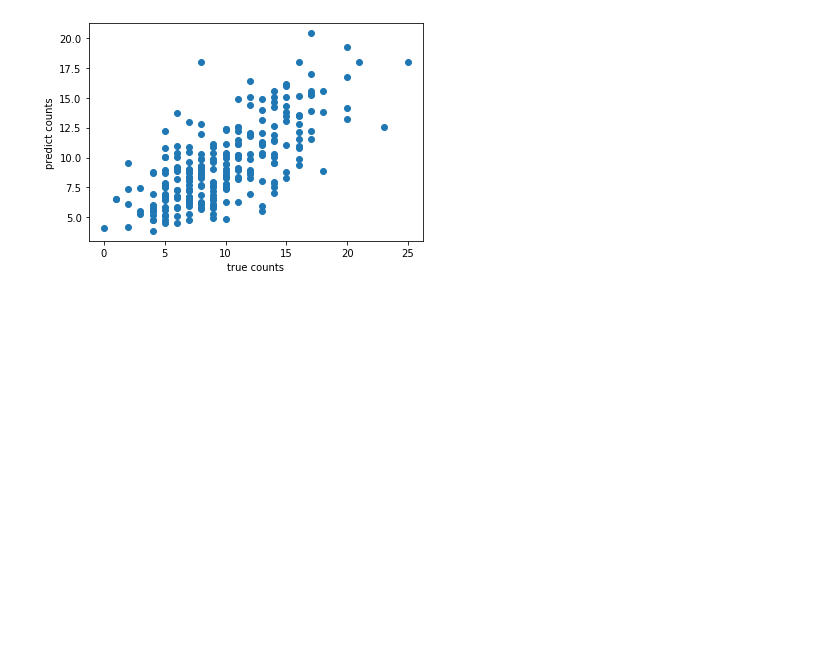
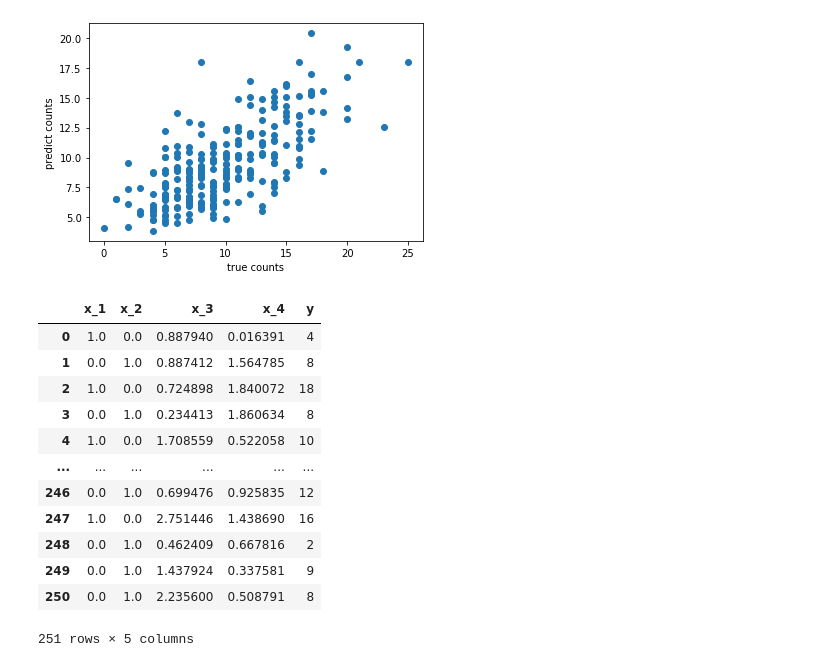
Before and after one commit to sagar27012001/CS229, a Jupyter notebook: Poisson Regression for Website Traffic Calculation .ipynb, the cells around one changed output. Saved outputs shown, nothing was run; the diff lists cells and outputs as text; code cells hidden in the pictures; blank space fills up the shorter version.

```diff
--- a/Poisson Regression for Website Traffic Calculation .ipynb
+++ b/Poisson Regression for Website Traffic Calculation .ipynb
@@ -137,0 +140,16 @@ Text(0, 0.5, 'predict counts')
+# %%
+df_test
+# %% [output]
+|  | x_1 | x_2 | x_3 | x_4 | y |
+| 0 | 1.0 | 0.0 | 0.887940 | 0.016391 | 4 |
+| 1 | 0.0 | 1.0 | 0.887412 | 1.564785 | 8 |
+| 2 | 1.0 | 0.0 | 0.724898 | 1.840072 | 18 |
+| 3 | 0.0 | 1.0 | 0.234413 | 1.860634 | 8 |
+| 4 | 1.0 | 0.0 | 1.708559 | 0.522058 | 10 |
+| ... | ... | ... | ... | ... | ... |
+| 246 | 0.0 | 1.0 | 0.699476 | 0.925835 | 12 |
+| 247 | 1.0 | 0.0 | 2.751446 | 1.438690 | 16 |
+| 248 | 0.0 | 1.0 | 0.462409 | 0.667816 | 2 |
+| 249 | 0.0 | 1.0 | 1.437924 | 0.337581 | 9 |
+| 250 | 0.0 | 1.0 | 2.235600 | 0.508791 | 8 |
+251 rows × 5 columns
```
Also changed, not shown: parts of 7 cells of this notebook.
